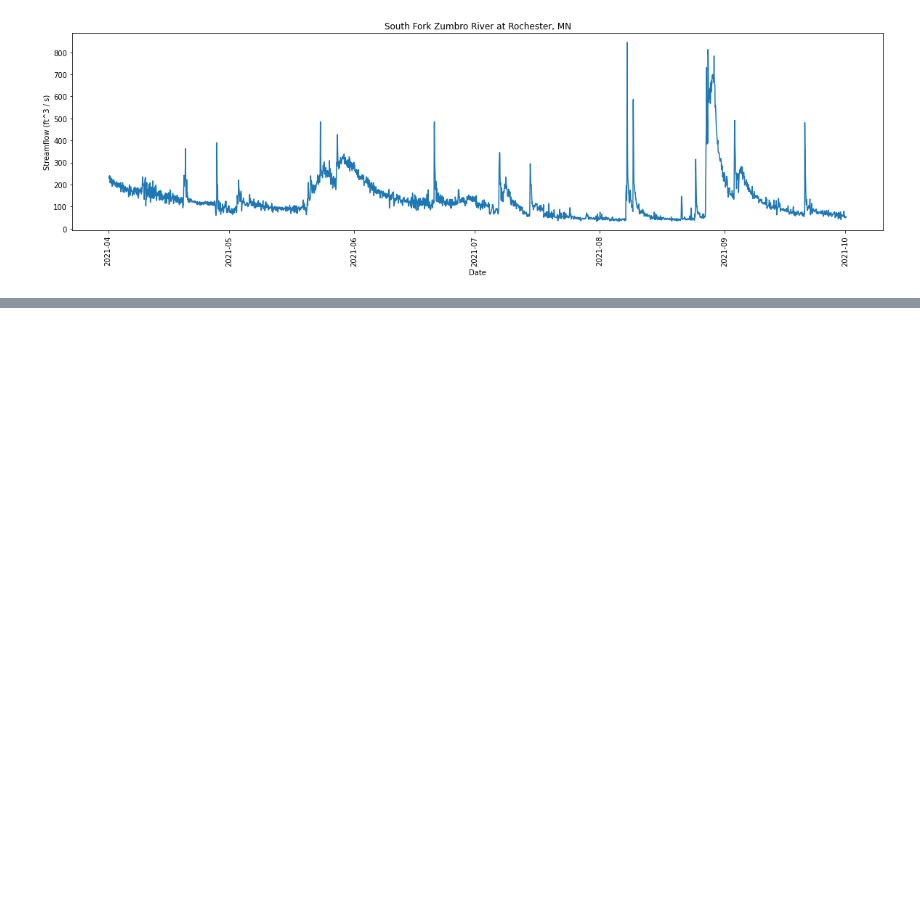
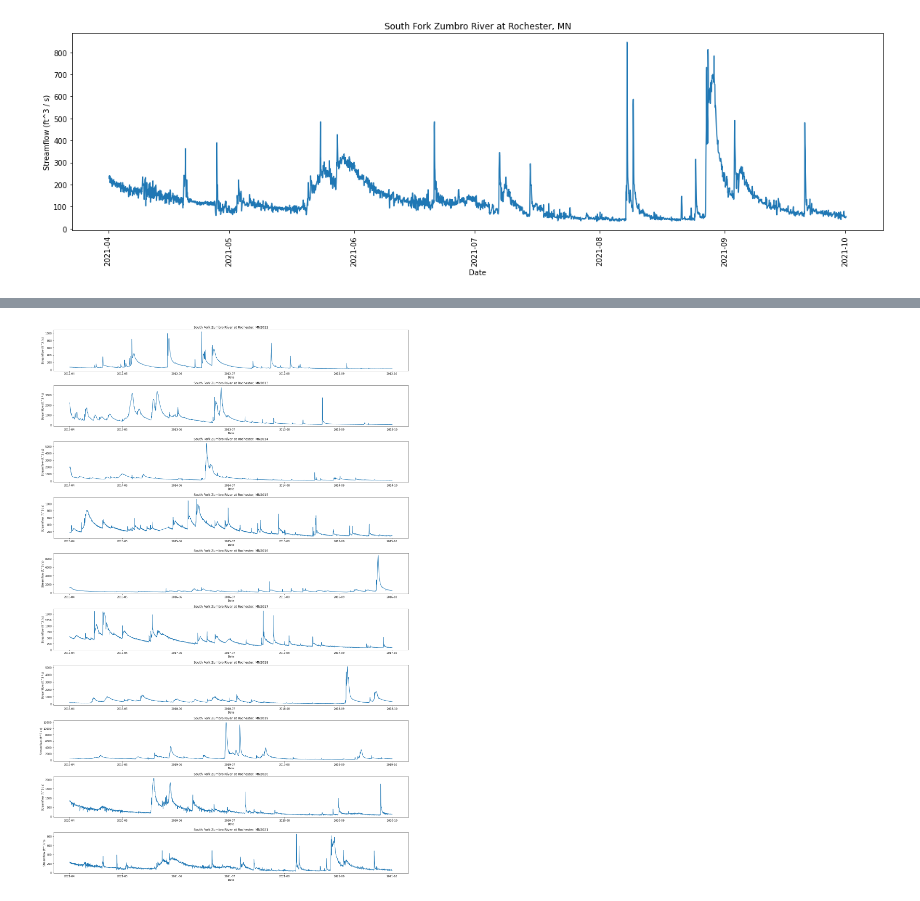
Before and after one commit to Carson-DeSotel/zumbro-flow-prediction, a Jupyter notebook: ml-exploration.ipynb, the cells around one changed output, grey strips where cells are left out. Cells and saved outputs as stored; diff of their text form; code cells hidden in the pictures; blank space fills up the shorter version.

```diff
--- a/ml-exploration.ipynb
+++ b/ml-exploration.ipynb
@@ -129,0 +149,6 @@ for date_range in date_ranges:
+# %%
+'''
+    ML Mumbo Jumbo
+'''
+# %% [output]
+[figure, added]
```
Also changed, not shown: parts of 1 cell of this notebook.
